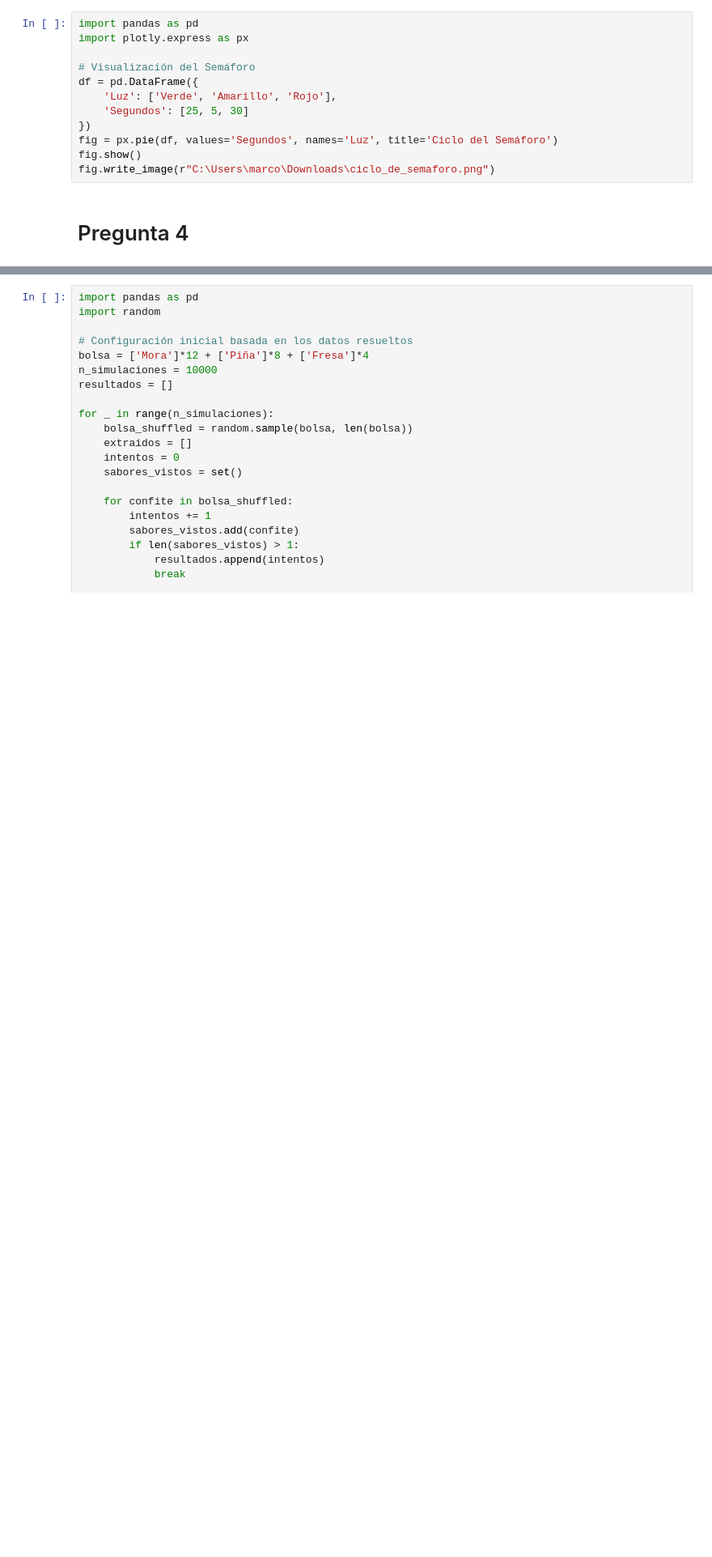
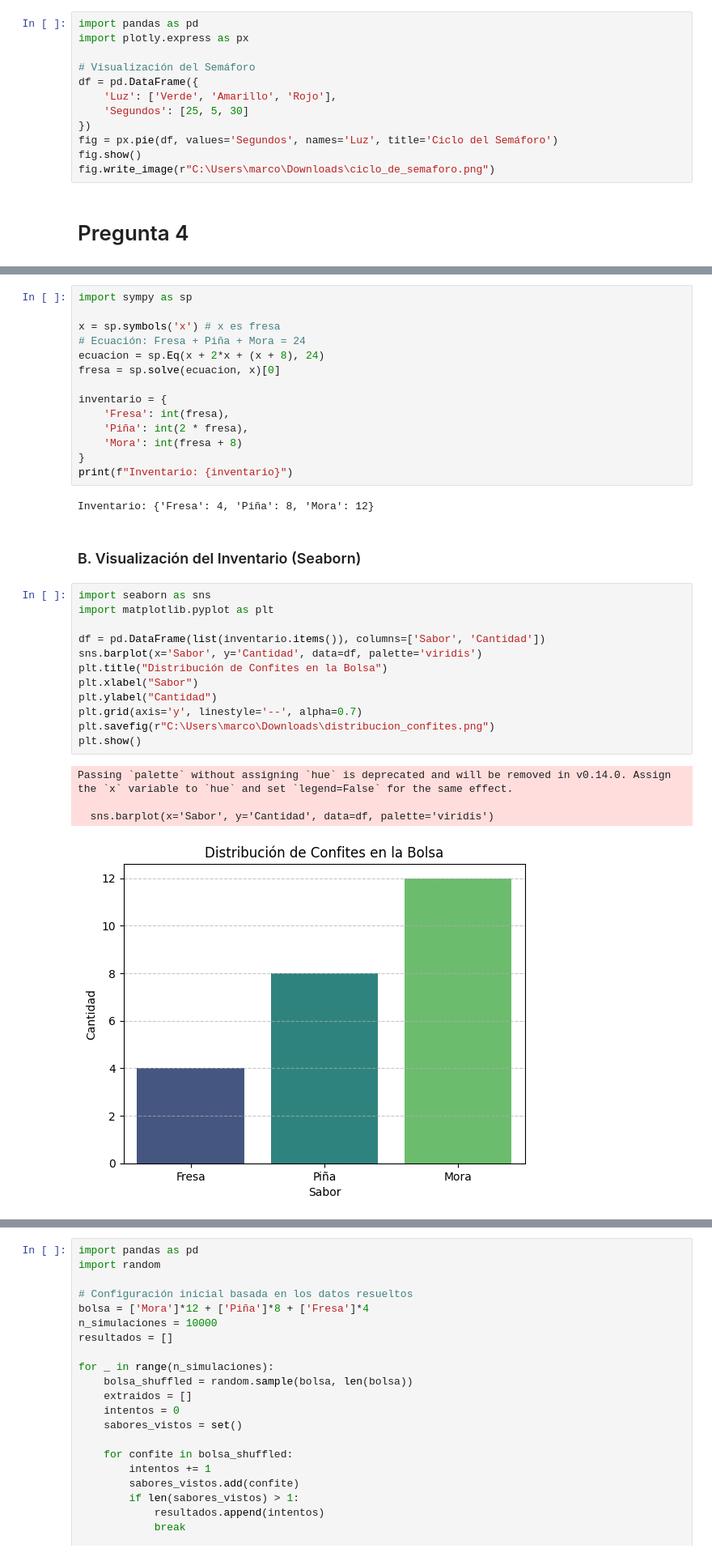
Before and after one commit to marco-canas/camino-udea, a Jupyter notebook: 3_lenguaje_proposicional/clase_01_diagnostico_y_analisis_del_lenguaje/clase1_lenguaje_proposicional.ipynb, the cells around one changed output, grey strips where cells are left out. Shown at 81% size. Cells and saved outputs as stored; diff of their text form; blank space fills up the shorter version.

```diff
--- a/3_lenguaje_proposicional/clase_01_diagnostico_y_analisis_del_lenguaje/clase1_lenguaje_proposicional.ipynb
+++ b/3_lenguaje_proposicional/clase_01_diagnostico_y_analisis_del_lenguaje/clase1_lenguaje_proposicional.ipynb
@@ -2391,0 +2352,35 @@ Es vital entender por qué las respuestas son tan diferentes siendo el mismo con
+# %%
+import sympy as sp
+
+x = sp.symbols('x') # x es fresa
+# Ecuación: Fresa + Piña + Mora = 24
+ecuacion = sp.Eq(x + 2*x + (x + 8), 24)
+fresa = sp.solve(ecuacion, x)[0]
+
+inventario = {
+    'Fresa': int(fresa),
+    'Piña': int(2 * fresa),
+    'Mora': int(fresa + 8)
+}
+print(f"Inventario: {inventario}")
+# %% [output]
+Inventario: {'Fresa': 4, 'Piña': 8, 'Mora': 12}
+# %% [markdown]
+### B. Visualización del Inventario (Seaborn)
+# %%
+import seaborn as sns
+import matplotlib.pyplot as plt
+
+df = pd.DataFrame(list(inventario.items()), columns=['Sabor', 'Cantidad'])
+sns.barplot(x='Sabor', y='Cantidad', data=df, palette='viridis')
+plt.title("Distribución de Confites en la Bolsa")
+plt.xlabel("Sabor")
+plt.ylabel("Cantidad")
+plt.grid(axis='y', linestyle='--', alpha=0.7)
+plt.savefig(r"C:\Users\marco\Downloads\distribucion_confites.png")
+plt.show()
+# %% [output]
+Passing `palette` without assigning `hue` is deprecated and will be removed in v0.14.0. Assign the `x` variable to `hue` and set `legend=False` for the same effect.
+
+  sns.barplot(x='Sabor', y='Cantidad', data=df, palette='viridis')
+[figure, added]
```
Also changed, not shown: parts of 63 cells of this notebook, 1 other file.
